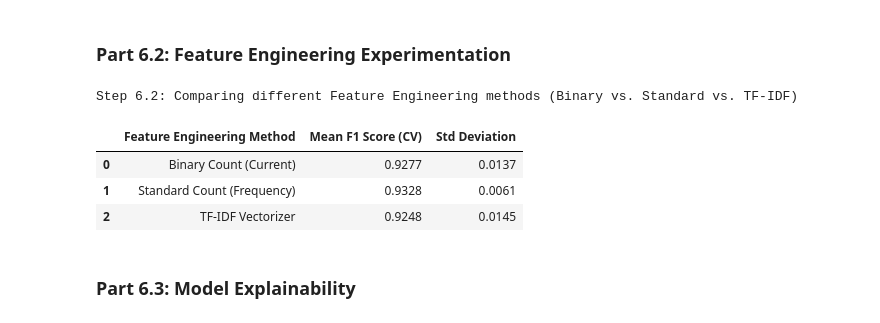
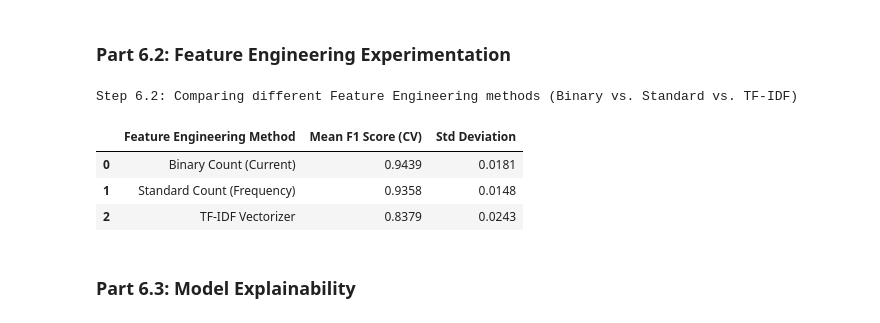
Before and after one commit to Machine-Learning-Assignment-Team/sms-classification-model, a Jupyter notebook: notebooks/spam_classifier.ipynb, the cells around one changed output. Cells and saved outputs as stored; diff of their text form; code cells hidden in the pictures.

```diff
--- a/notebooks/spam_classifier.ipynb
+++ b/notebooks/spam_classifier.ipynb
@@ -317,6 +317,8 @@ from sklearn.feature_extraction.text import CountVectorizer, TfidfVectorizer
 from src.model_logic import CustomMultinomialNB, calculate_metrics
 
 print("Step 6.2: Comparing different Feature Engineering methods (Binary vs. Standard vs. TF-IDF)")
+
+best_alpha = grid_search.best_params_['alpha']
 
 # ---- Custom 5-fold cross-validation ----
 def custom_cross_val_f1(vectorizer, train_texts, train_labels, cv=5, alpha=0.01):
@@ -347,38 +349,37 @@ def custom_cross_val_f1(vectorizer, train_texts, train_labels, cv=5, alpha=0.01)
         model.fit(X_tr, labels[train_idx])
         preds = model.predict(X_te)
 
         _, _, _, f1 = calculate_metrics(labels[test_idx], preds)
         f1_scores.append(f1)
 
     return np.mean(f1_scores), np.std(f1_scores)
 
-
 # Define the three feature engineering to compare
 fe_configs = [
     ('Binary Count (Current)',      CountVectorizer(binary=True,  max_features=2500)),
     ('Standard Count (Frequency)',  CountVectorizer(binary=False, max_features=2500)),
     ('TF-IDF Vectorizer',           TfidfVectorizer(max_features=2500)),
 ]
 
 fe_results = []
 for name, vec in fe_configs:
     mean_f1, std_f1 = custom_cross_val_f1(
-        vec, train_df['cleaned_text'], train_df['label'], cv=5, alpha=0.01
+        vec, train_df['cleaned_text'], train_df['label'], cv=5, alpha=best_alpha
     )
     fe_results.append({
         'Feature Engineering Method': name,
         'Mean F1 Score (CV)':         round(mean_f1, 4),
         'Std Deviation':              round(std_f1,  4),
     })
 
 fe_comparison_df = pd.DataFrame(fe_results)
 display(fe_comparison_df)
 # %% [output]
 Step 6.2: Comparing different Feature Engineering methods (Binary vs. Standard vs. TF-IDF)
 |  | Feature Engineering Method | Mean F1 Score (CV) | Std Deviation |
-| 0 | Binary Count (Current) | 0.9277 | 0.0137 |
-| 1 | Standard Count (Frequency) | 0.9328 | 0.0061 |
-| 2 | TF-IDF Vectorizer | 0.9248 | 0.0145 |
+| 0 | Binary Count (Current) | 0.9439 | 0.0181 |
+| 1 | Standard Count (Frequency) | 0.9358 | 0.0148 |
+| 2 | TF-IDF Vectorizer | 0.8379 | 0.0243 |
 # %% [markdown]
 ### Part 6.3: Model Explainability
 # %%
```
